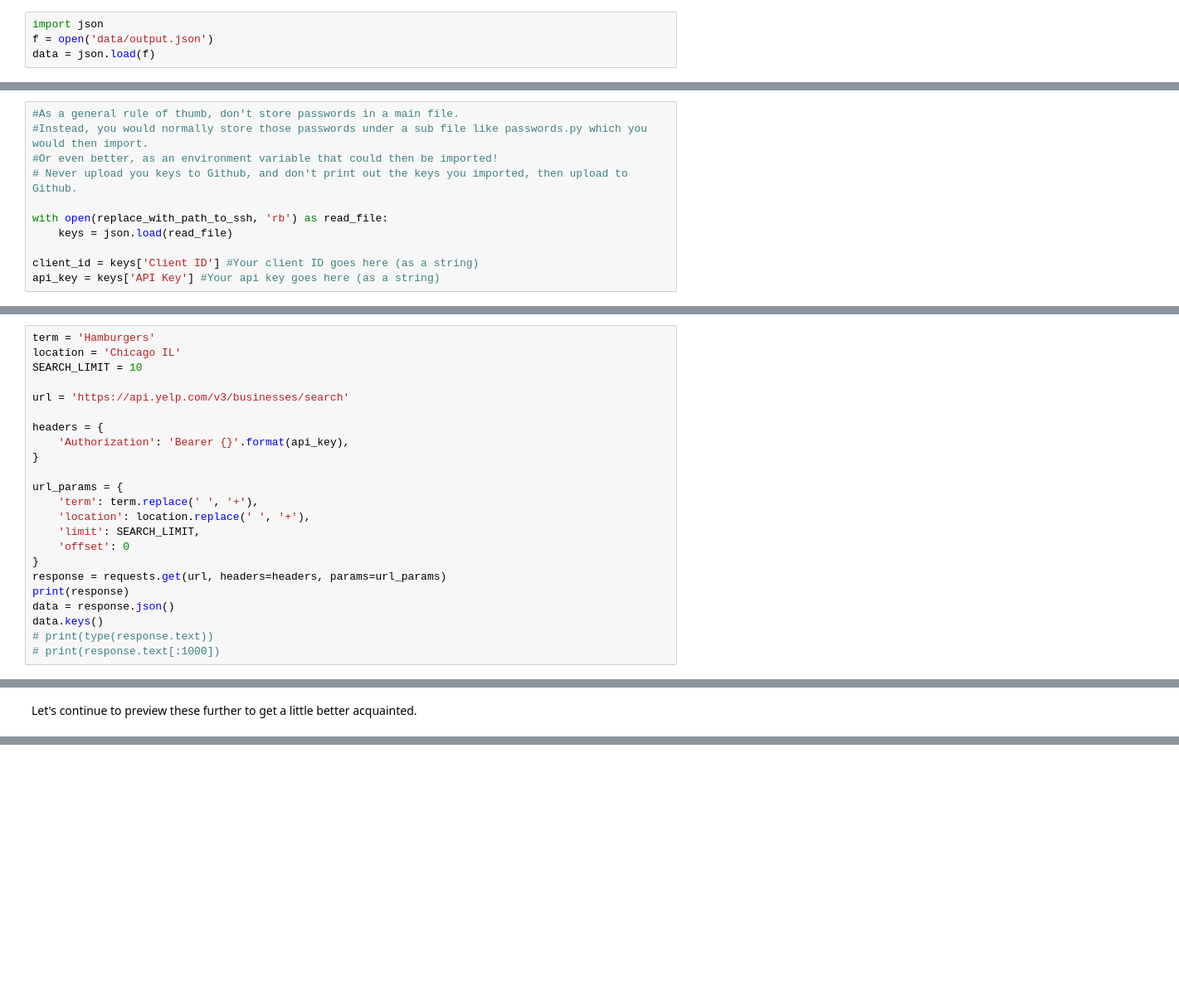
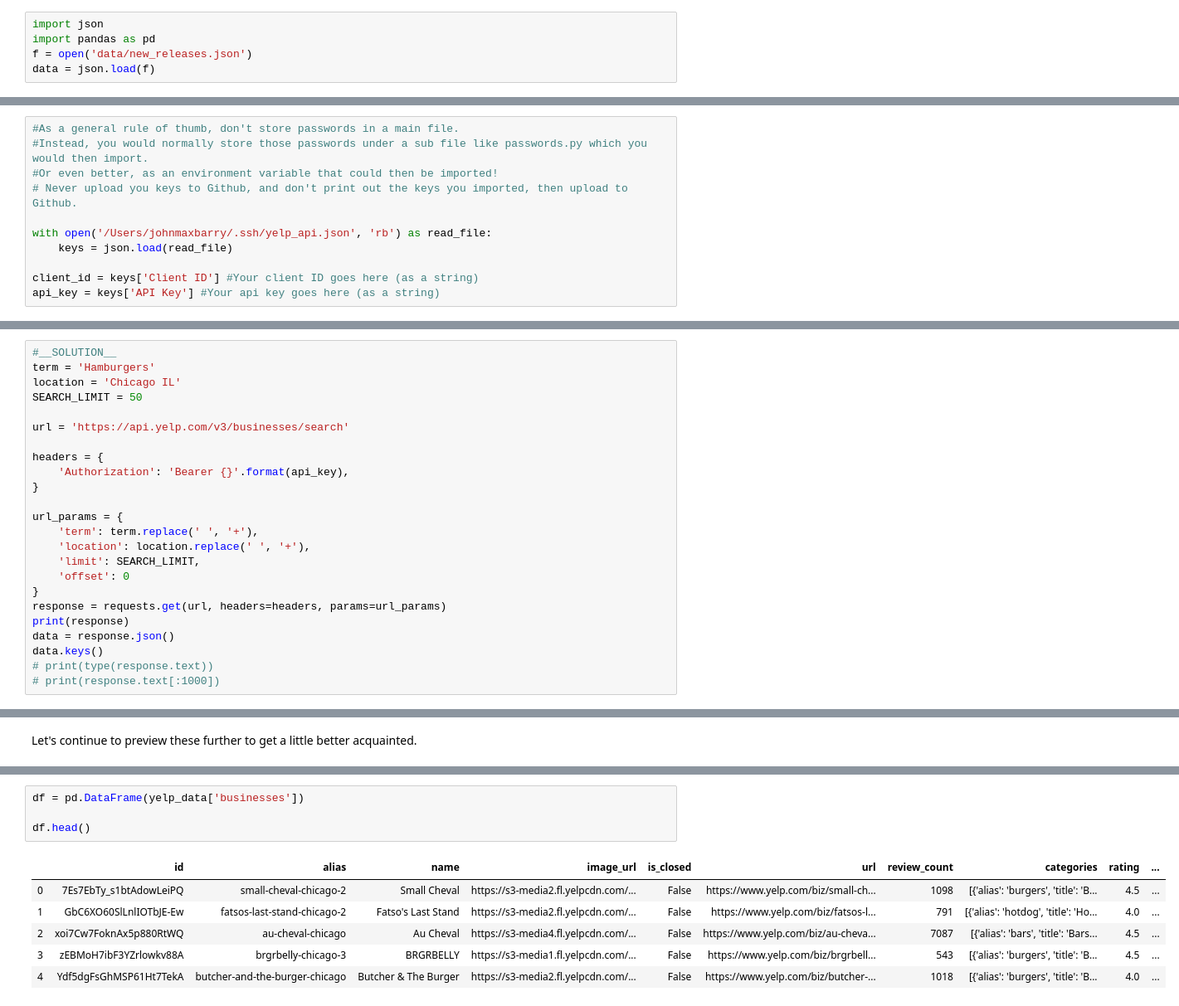
Before and after one commit to learn-co-students/json_apis_mongo_seattle-chicago-ds, a Jupyter notebook: json-api.ipynb, the cells around one changed output, grey strips where cells are left out. Shown at 83% size. Cells and saved outputs as stored; diff of their text form; blank space fills up the shorter version.

Commit message:
Add json-api solution branch

```diff
--- a/json-api.ipynb
+++ b/json-api.ipynb
@@ -48,4 +45,5 @@ We begin by importing the json package, opening a file with python's built in fu
 # %%
 import json
-f = open('data/output.json')
+import pandas as pd
+f = open('data/new_releases.json')
 data = json.load(f)
@@ -351,7 +365,7 @@ With that, it's time to start making some api calls!
 #Or even better, as an environment variable that could then be imported!
 # Never upload you keys to Github, and don't print out the keys you imported, then upload to Github.
 
-with open(replace_with_path_to_ssh, 'rb') as read_file:
+with open('/Users/johnmaxbarry/.ssh/yelp_api.json', 'rb') as read_file:
     keys = json.load(read_file)
 
 client_id = keys['Client ID'] #Your client ID goes here (as a string)
@@ -364,7 +405,8 @@ Let's look at an example request and dissect it into its consituent parts:
 # %%
+#__SOLUTION__
 term = 'Hamburgers'
 location = 'Chicago IL'
-SEARCH_LIMIT = 10
+SEARCH_LIMIT = 50
 
 url = 'https://api.yelp.com/v3/businesses/search'
 
@@ -469,3 +511,14 @@ yelp_data['businesses'][0]
  'phone': '+13129294580',
  'display_phone': '(312) 929-4580',
  'distance': 904.5895233591364}
+# %%
+df = pd.DataFrame(yelp_data['businesses'])
+
+df.head()
+# %% [output]
+|  | id | alias | name | image_url | is_closed | url | review_count | categories | rating | ... |
+| 0 | 7Es7EbTy_s1btAdowLeiPQ | small-cheval-chicago-2 | Small Cheval | https://s3-media2.fl.yelpcdn.com/... | False | https://www.yelp.com/biz/small-ch... | 1098 | [{'alias': 'burgers', 'title': 'B... | 4.5 | ... |
+| 1 | GbC6XO60SlLnlIOTbJE-Ew | fatsos-last-stand-chicago-2 | Fatso's Last Stand | https://s3-media2.fl.yelpcdn.com/... | False | https://www.yelp.com/biz/fatsos-l... | 791 | [{'alias': 'hotdog', 'title': 'Ho... | 4.0 | ... |
+| 2 | xoi7Cw7FoknAx5p880RtWQ | au-cheval-chicago | Au Cheval | https://s3-media4.fl.yelpcdn.com/... | False | https://www.yelp.com/biz/au-cheva... | 7087 | [{'alias': 'bars', 'title': 'Bars... | 4.5 | ... |
+| 3 | zEBMoH7ibF3YZrlowkv88A | brgrbelly-chicago-3 | BRGRBELLY | https://s3-media1.fl.yelpcdn.com/... | False | https://www.yelp.com/biz/brgrbell... | 543 | [{'alias': 'burgers', 'title': 'B... | 4.5 | ... |
+| 4 | Ydf5dgFsGhMSP61Ht7TekA | butcher-and-the-burger-chicago | Butcher & The Burger | https://s3-media2.fl.yelpcdn.com/... | False | https://www.yelp.com/biz/butcher-... | 1018 | [{'alias': 'burgers', 'title': 'B... | 4.0 | ... |
```
Also changed, not shown: parts of 30 cells of this notebook, 1 other file.
